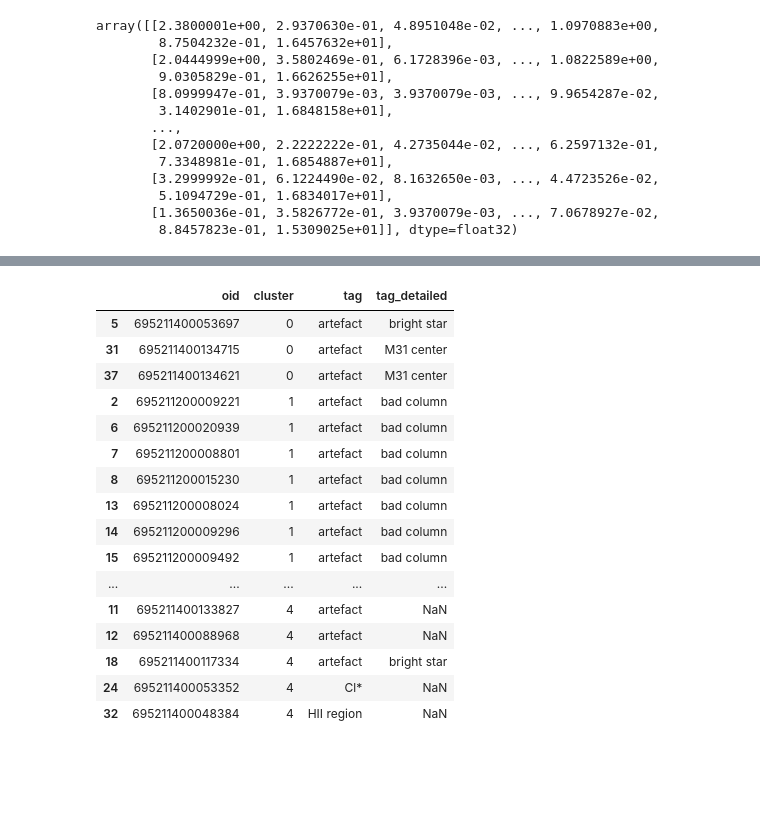
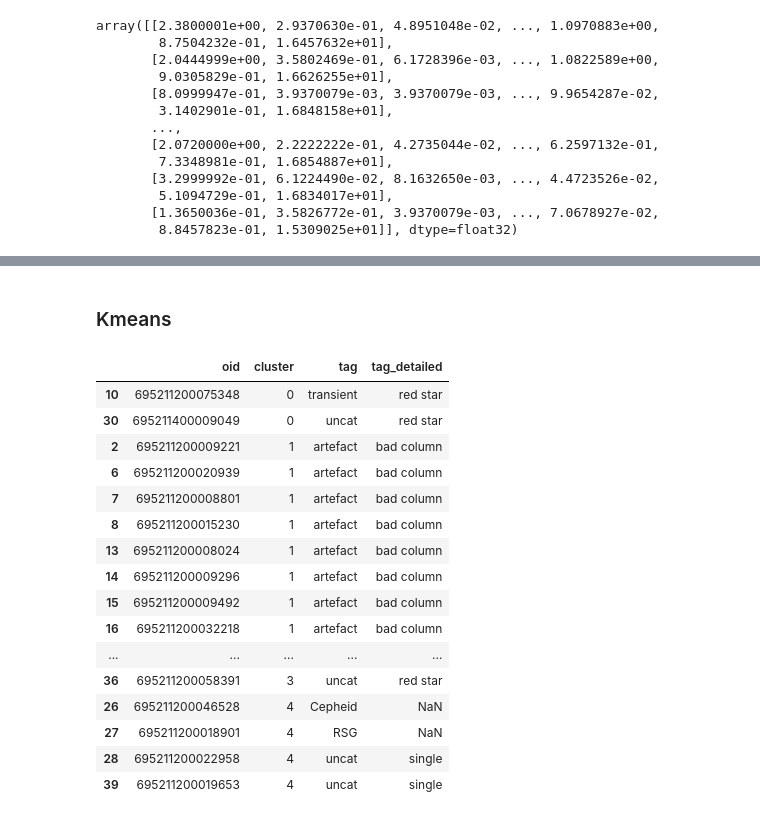
Before and after one commit to snad-space/zwad, a Jupyter notebook: notebooks/anomaly_clustering.ipynb, the cells around one changed output, grey strips where cells are left out. Drawn from its saved outputs; the diff is of its cells as text; code cells hidden in the pictures; blank space fills up the shorter version.

```diff
--- a/notebooks/anomaly_clustering.ipynb
+++ b/notebooks/anomaly_clustering.ipynb
@@ -57,23 +109,33 @@ clustering = cl.fit_predict(scale_values(anomaly_feature))
+# %% [markdown]
+### Kmeans
+# %%
+kmeans = KMeans(n_clusters=5,
+            init='k-means++', #selects initial cluster centers intelligently
+            max_iter=300, #max number of iterations of single run
+            n_init=50, #number of times to be run w/ different centriod seeding
+            random_state=42)
+
+clustering_kmeans = cl.fit_predict(scale_values(anomaly_feature))
 # %%
-table = pd.DataFrame({'oid': anomaly_oid, 'cluster': clustering}).merge(expert_table[['oid', 'tag', 'tag_detailed']])
-table = table.sort_values(by='cluster', kind='mergesort')
+table_kmeans = pd.DataFrame({'oid': anomaly_oid, 'cluster': clustering_kmeans}).merge(expert_table[['oid', 'tag', 'tag_detailed']])
+table_kmeans = table_kmeans.sort_values(by='cluster', kind='mergesort')
-# %%
-table
-# %% [output]
-|  | oid | cluster | tag | tag_detailed |
-| 5 | 695211400053697 | 0 | artefact | bright star |
-| 31 | 695211400134715 | 0 | artefact | M31 center |
-| 37 | 695211400134621 | 0 | artefact | M31 center |
-| 2 | 695211200009221 | 1 | artefact | bad column |
-| 6 | 695211200020939 | 1 | artefact | bad column |
-| 7 | 695211200008801 | 1 | artefact | bad column |
-| 8 | 695211200015230 | 1 | artefact | bad column |
-| 13 | 695211200008024 | 1 | artefact | bad column |
-| 14 | 695211200009296 | 1 | artefact | bad column |
-| 15 | 695211200009492 | 1 | artefact | bad column |
-| ... | ... | ... | ... | ... |
-| 11 | 695211400133827 | 4 | artefact | NaN |
-| 12 | 695211400088968 | 4 | artefact | NaN |
-| 18 | 695211400117334 | 4 | artefact | bright star |
-| 24 | 695211400053352 | 4 | Cl* | NaN |
-| 32 | 695211400048384 | 4 | HII region | NaN |
+# %%
+table_kmeans
+# %% [output]
+|  | oid | cluster | tag | tag_detailed |
+| 10 | 695211200075348 | 0 | transient | red star |
+| 30 | 695211400009049 | 0 | uncat | red star |
+| 2 | 695211200009221 | 1 | artefact | bad column |
+| 6 | 695211200020939 | 1 | artefact | bad column |
+| 7 | 695211200008801 | 1 | artefact | bad column |
+| 8 | 695211200015230 | 1 | artefact | bad column |
+| 13 | 695211200008024 | 1 | artefact | bad column |
+| 14 | 695211200009296 | 1 | artefact | bad column |
+| 15 | 695211200009492 | 1 | artefact | bad column |
+| 16 | 695211200032218 | 1 | artefact | bad column |
+| ... | ... | ... | ... | ... |
+| 36 | 695211200058391 | 3 | uncat | red star |
+| 26 | 695211200046528 | 4 | Cepheid | NaN |
+| 27 | 695211200018901 | 4 | RSG | NaN |
+| 28 | 695211200022958 | 4 | uncat | single |
+| 39 | 695211200019653 | 4 | uncat | single |
```
Also changed, not shown: parts of 21 cells of this notebook, 3 other files.
